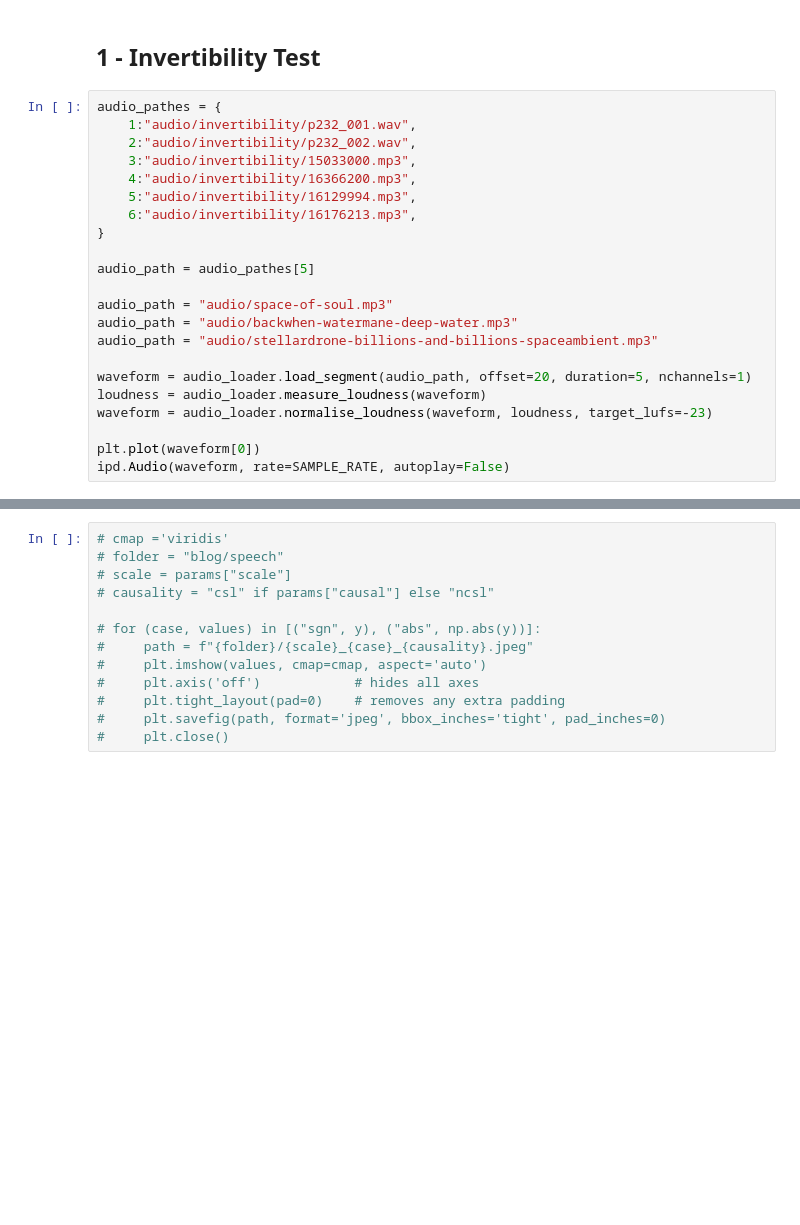
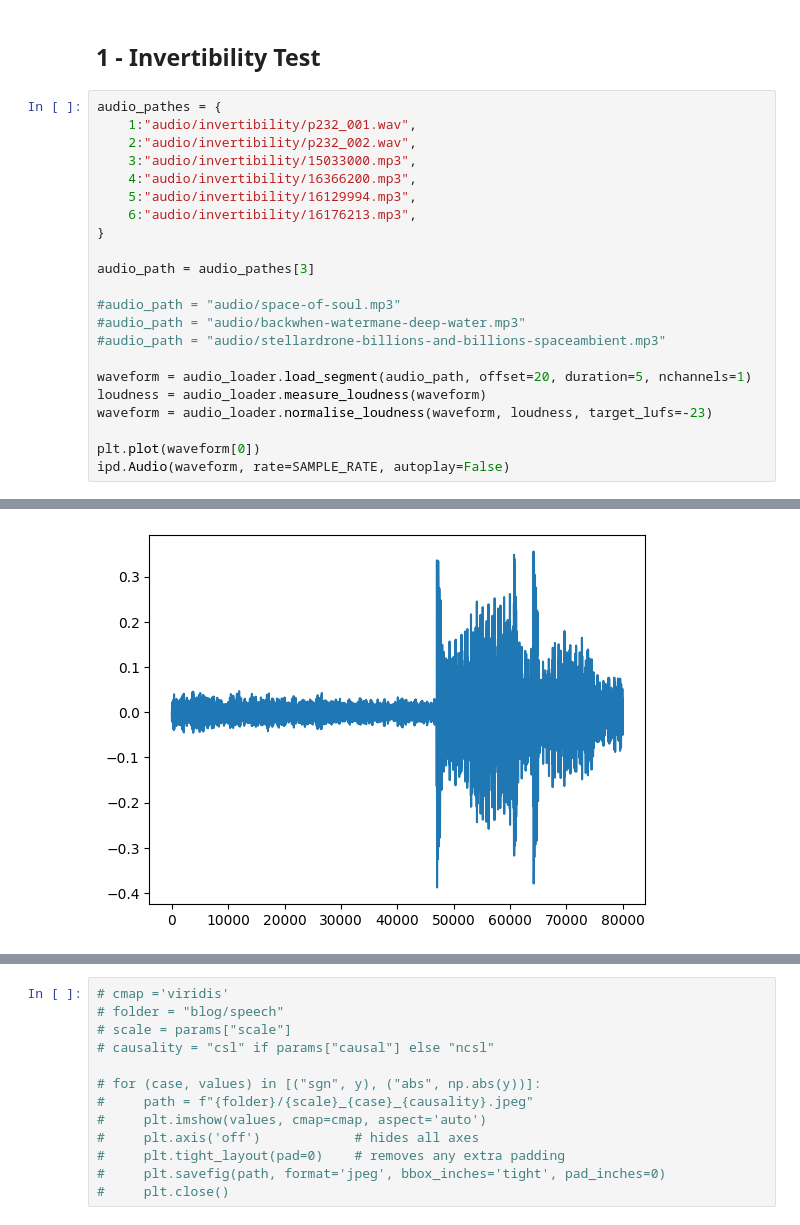
Before and after one commit to wkzng/iSincNet, a Jupyter notebook: demo_legacy.ipynb, the cells around one changed output, grey strips where cells are left out. Saved outputs shown, nothing was run; the diff lists cells and outputs as text; blank space fills up the shorter version.

```diff
--- a/demo_legacy.ipynb
+++ b/demo_legacy.ipynb
@@ -51,11 +55,11 @@ audio_pathes = {
     6:"audio/invertibility/16176213.mp3",
 }
 
-audio_path = audio_pathes[5]
+audio_path = audio_pathes[3]
 
-audio_path = "audio/space-of-soul.mp3"
-audio_path = "audio/backwhen-watermane-deep-water.mp3"
-audio_path = "audio/stellardrone-billions-and-billions-spaceambient.mp3"
+#audio_path = "audio/space-of-soul.mp3"
+#audio_path = "audio/backwhen-watermane-deep-water.mp3"
+#audio_path = "audio/stellardrone-billions-and-billions-spaceambient.mp3"
 
 waveform = audio_loader.load_segment(audio_path, offset=20, duration=5, nchannels=1)
 loudness = audio_loader.measure_loudness(waveform)
@@ -63,3 +67,4 @@ waveform = audio_loader.normalise_loudness(waveform, loudness, target_lufs=-23)
 
 plt.plot(waveform[0])
 ipd.Audio(waveform, rate=SAMPLE_RATE, autoplay=False)
+# %% [output]
@@ -66,2 +72,3 @@ ipd.Audio(waveform, rate=SAMPLE_RATE, autoplay=False)
+[figure, added]
 # %%
 eps = 1e-8
```
Also changed, not shown: parts of 9 cells of this notebook, 7 other files.
